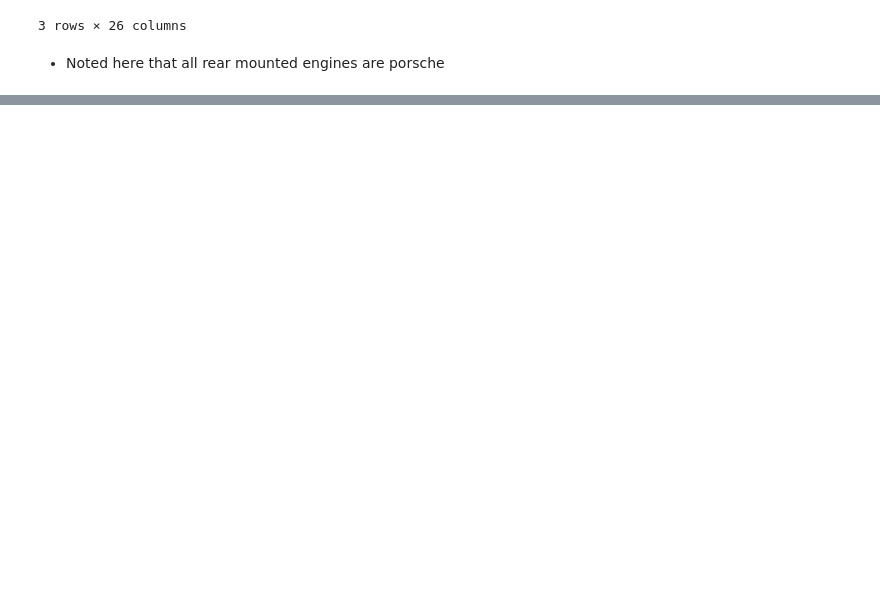
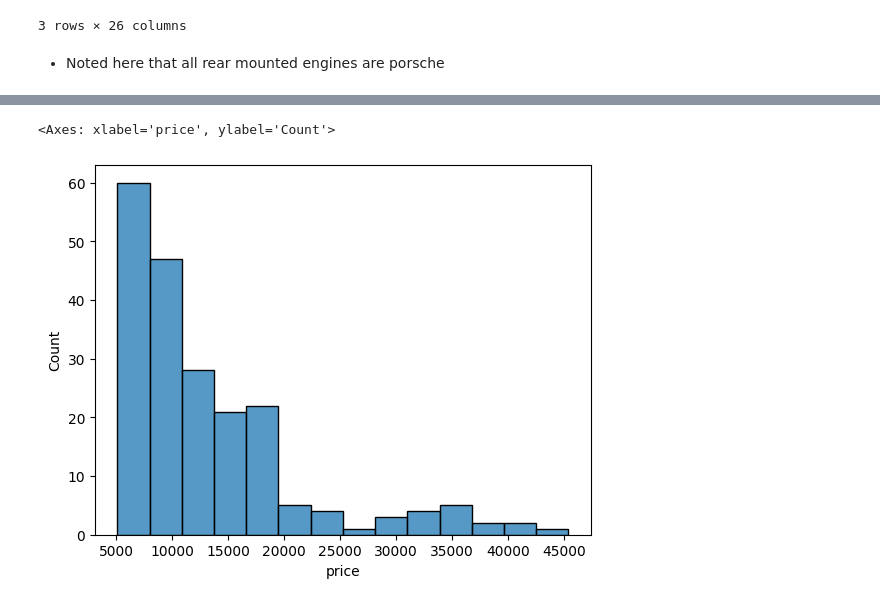
Before and after one commit to osayed159/DS_showcase, a Jupyter notebook: Car_Prices/notebooks/eda_car_price.ipynb, the cells around one changed output, grey strips where cells are left out. Saved outputs shown, nothing was run; the diff lists cells and outputs as text; code cells hidden in the pictures; blank space fills up the shorter version.

```diff
--- a/Car_Prices/notebooks/eda_car_price.ipynb
+++ b/Car_Prices/notebooks/eda_car_price.ipynb
@@ -288,0 +444,5 @@ df[df['enginelocation']=='rear']
+# %%
+sns.histplot(df['price'])
+# %% [output]
+<Axes: xlabel='price', ylabel='Count'>
+[figure, added]
```
Also changed, not shown: parts of 40 cells of this notebook.
